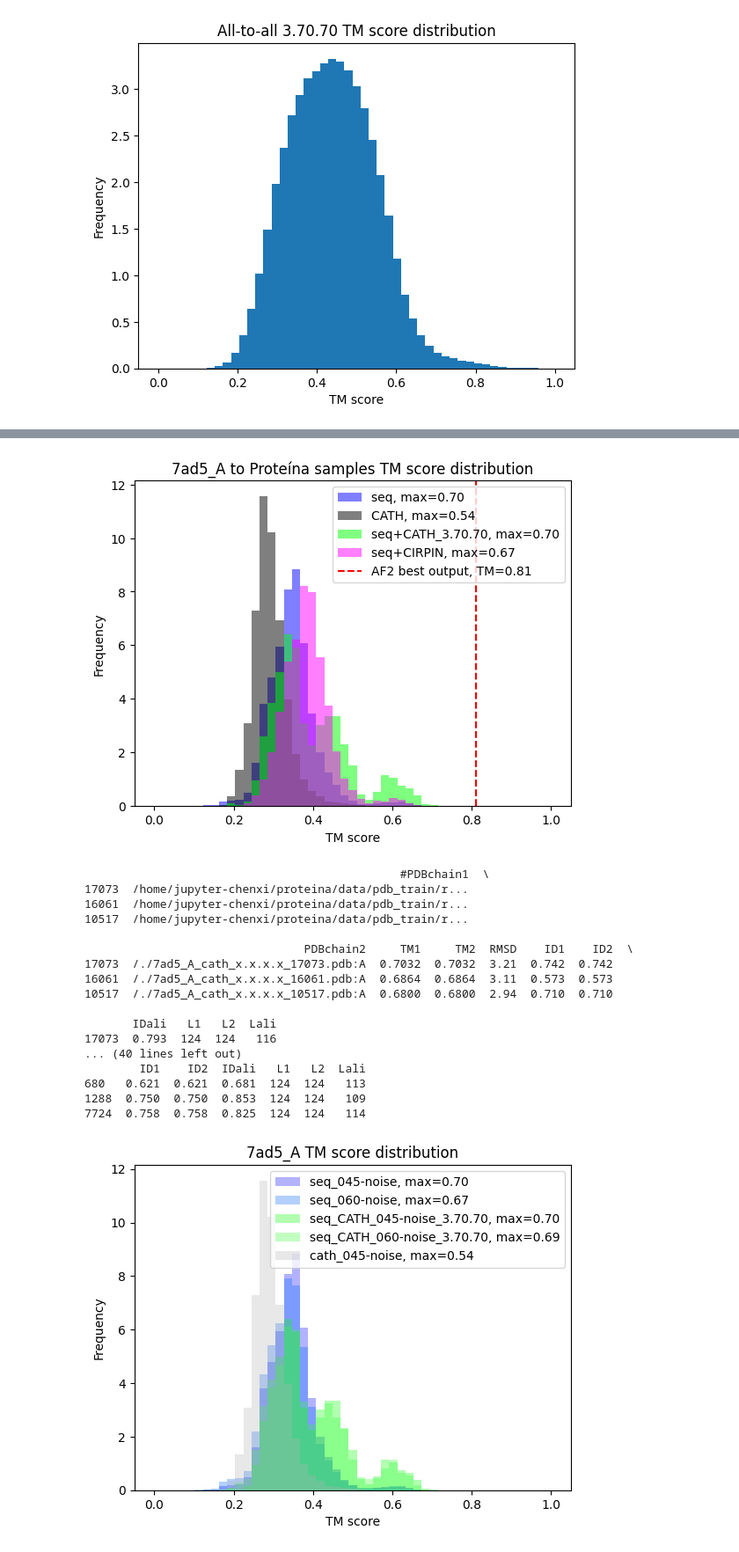
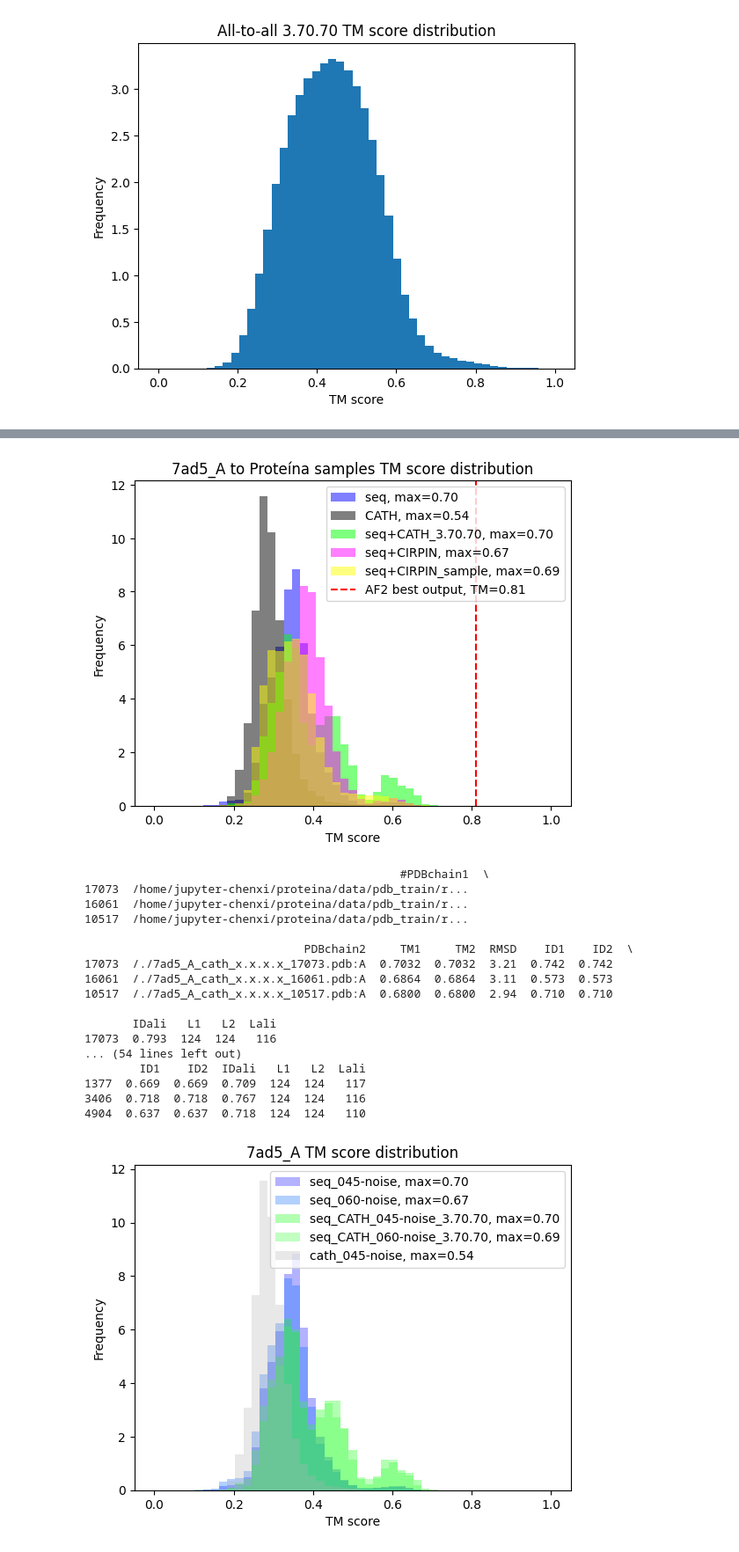
Before and after one commit to Yuwan3154/proteina, a Jupyter notebook: proteina.ipynb, the cells around one changed output, grey strips where cells are left out. Shown at 88% size. Drawn from its saved outputs; the diff is of its cells as text; code cells hidden in the pictures.

```diff
--- a/proteina.ipynb
+++ b/proteina.ipynb
@@ -218,35 +248,38 @@ seq_cath_045_noise_aln_df = pd.read_csv(Path.home() / "proteina/inference/infere
 # seq_cath_060_noise_aln_df = pd.read_csv(Path.home() / "proteina/inference/inference_seq_cath_cond_sampling_finetune-all_8-seq_purge-7bny-7kww-7ad5_060-noise/7ad5_A/aln.tsv", sep="\t")
 cath_045_noise_aln_df = pd.read_csv(Path.home() / "proteina/inference/inference_cath_cond_sampling_v1-6-control_045-noise/aln.tsv", sep="\t")
 seq_cirpin_045_noise_aln_df = pd.read_csv(Path.home() / "proteina/inference/inference_seq_cirpin_cond_sampling_finetune-all_4-seq_64-cirpin_purge-7bny-7kww-7ad5-7b76_045-noise/7ad5_A/aln.tsv", sep="\t")
+seq_cirpin_sample_045_noise_aln_df = pd.read_csv(Path.home() / "proteina/inference/inference_seq_cirpin_cond_sampling_finetune-all_4-seq_64-cirpin-sample_purge-7bny-7kww-7ad5-7b76_045-noise/7ad5_A/aln.tsv", sep="\t")
 
 # Make the two groups with no CATH two similiar but different colors and the two groups with CATH two similiar colors
 plt.hist(seq_045_noise_aln_df["TM1"].to_numpy(), alpha=0.5, bins=np.linspace(0, 1, 50), label=f"seq, max={seq_045_noise_aln_df['TM1'].max():.2f}", density=True, color=(0, 0, 1))
 # plt.hist(seq_060_noise_aln_df["TM1"].to_numpy(), alpha=0.3, bins=np.linspace(0, 1, 50), label=f"seq_060-noise, max={seq_060_noise_aln_df['TM1'].max():.2f}", density=True, color=(0, 0.4, 1))
 plt.hist(cath_045_noise_aln_df["TM1"].to_numpy(), alpha=0.5, bins=np.linspace(0, 1, 50), label=f"CATH, max={cath_045_noise_aln_df['TM1'].max():.2f}", density=True, color=(0, 0, 0))
 # plt.hist(seq_cath_045_noise_aln_df["TM1"].to_numpy(), alpha=0.3, bins=np.linspace(0, 1, 50), label=f"seq_CATH_045-noise, max={seq_cath_045_noise_aln_df['TM1'].max():.2f}", density=True, color=(1, 0, 0))
 # plt.hist(seq_cath_060_noise_aln_df["TM1"].to_numpy(), alpha=0.3, bins=np.linspace(0, 1, 50), label=f"seq_CATH_060-noise, max={seq_cath_060_noise_aln_df['TM1'].max():.2f}", density=True, color=(1, 0.4, 0))
 plt.hist(seq_cath_045_noise_aln_df[seq_cath_045_noise_aln_df["PDBchain2"].str.contains("3.30.70")]["TM1"].to_numpy(), alpha=0.5, bins=np.linspace(0, 1, 50), label=f"seq+CATH_3.70.70, max={seq_cath_045_noise_aln_df[seq_cath_045_noise_aln_df['PDBchain2'].str.contains('3.30.70')]['TM1'].max():.2f}", density=True, color=(0, 1, 0))
 # plt.hist(seq_cath_060_noise_aln_df[seq_cath_060_noise_aln_df["PDBchain2"].str.contains("3.30.70")]["TM1"].to_numpy(), alpha=0.3, bins=np.linspace(0, 1, 50), label=f"seq_CATH_060-noise_3.70.70, max={seq_cath_060_noise_aln_df[seq_cath_060_noise_aln_df['PDBchain2'].str.contains('3.30.70')]['TM1'].max():.2f}", density=True, color=(0.2, 1, 0.2))
 plt.hist(seq_cirpin_045_noise_aln_df["TM1"].to_numpy(), alpha=0.5, bins=np.linspace(0, 1, 50), label=f"seq+CIRPIN, max={seq_cirpin_045_noise_aln_df['TM1'].max():.2f}", density=True, color=(1, 0, 1))
+plt.hist(seq_cirpin_sample_045_noise_aln_df["TM1"].to_numpy(), alpha=0.5, bins=np.linspace(0, 1, 50), label=f"seq+CIRPIN_sample, max={seq_cirpin_sample_045_noise_aln_df['TM1'].max():.2f}", density=True, color=(1, 1, 0))
 plt.axvline(x=0.81, color="red", linestyle="--", label="AF2 best output, TM=0.81")
 
 # Display the figure in high resolution
 plt.xlabel("TM score")
 plt.ylabel("Frequency")
 plt.title("7ad5_A to Proteína samples TM score distribution")
 plt.legend()
 plt.savefig(Path.home() / "poster_7ad5_A_aln_tm_score_distribution.png", dpi=300)
 plt.show()
 
 # Get the top 3 TM scores for each model
 print(seq_045_noise_aln_df.sort_values(["TM1"], ascending=False).head(3))
 # print(seq_060_noise_aln_df.sort_values(["TM1"], ascending=False).head(3))
 print(seq_cath_045_noise_aln_df.sort_values(["TM1"], ascending=False).head(3))
 # print(seq_cath_060_noise_aln_df.sort_values(["TM1"], ascending=False).head(3))
 print(cath_045_noise_aln_df.sort_values(["TM1"], ascending=False).head(3))
 print(seq_cirpin_045_noise_aln_df.sort_values(["TM1"], ascending=False).head(3))
+print(seq_cirpin_sample_045_noise_aln_df.sort_values(["TM1"], ascending=False).head(3))
 # %% [output]
-[figure, old version]
+[figure, new version]
                                               #PDBchain1  \
 17073  /home/jupyter-chenxi/proteina/data/pdb_train/r...
 16061  /home/jupyter-chenxi/proteina/data/pdb_train/r...
@@ -259,11 +292,11 @@ print(seq_cirpin_045_noise_aln_df.sort_values(["TM1"], ascending=False).head(3))
 
        IDali   L1   L2  Lali
 17073  0.793  124  124   116
-... (40 lines left out)
+... (54 lines left out)
         ID1    ID2  IDali   L1   L2  Lali
-680   0.621  0.621  0.681  124  124   113
-1288  0.750  0.750  0.853  124  124   109
-7724  0.758  0.758  0.825  124  124   114
+1377  0.669  0.669  0.709  124  124   117
+3406  0.718  0.718  0.767  124  124   116
+4904  0.637  0.637  0.718  124  124   110
 # %%
 seq_045_noise_aln_df = pd.read_csv(Path.home() / "proteina/inference/inference_seq_cond_sampling_finetune-all_8-seq_purge-7bny-7kww-7ad5_045-noise/7ad5_A/aln.tsv", sep="\t")
 seq_060_noise_aln_df = pd.read_csv(Path.home() / "proteina/inference/inference_seq_cond_sampling_finetune-all_8-seq_purge-7bny-7kww-7ad5_060-noise/7ad5_A/aln.tsv", sep="\t")
```
Also changed, not shown: parts of 2 cells of this notebook.
